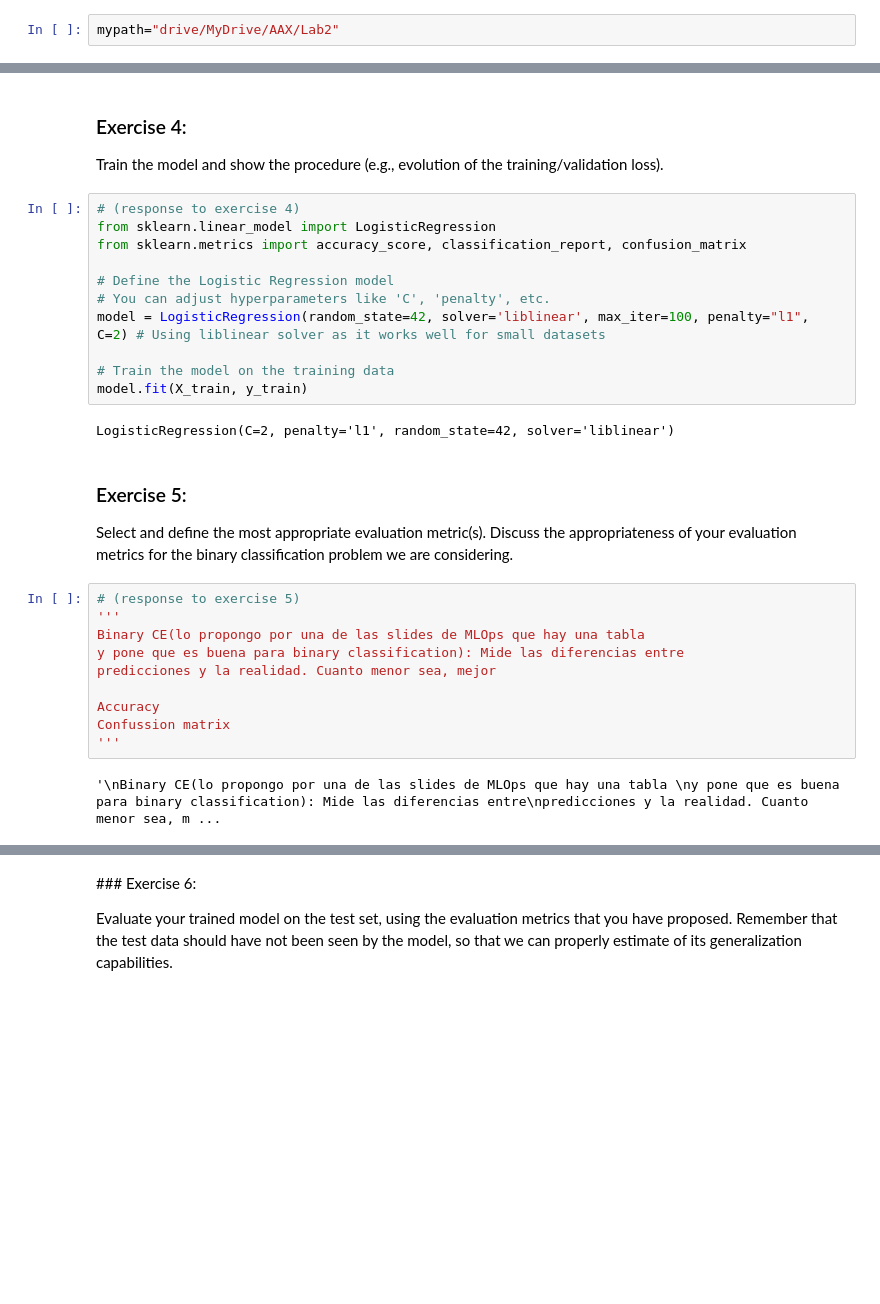
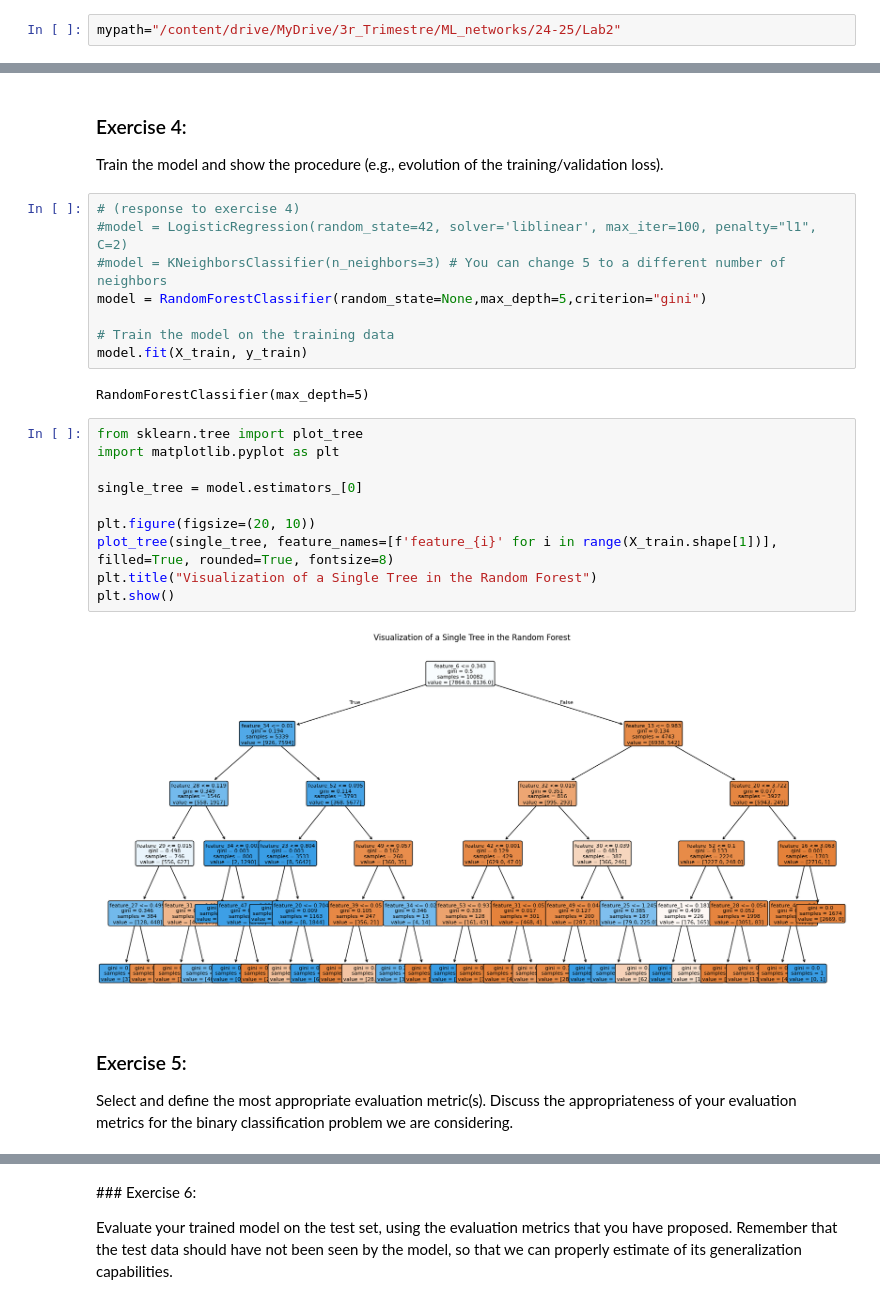
Before and after one commit to JavierGonzalezOtero02/Machine-Learning-for-networks, a Jupyter notebook: lab2/AAX_Lab2.ipynb, the cells around one changed output, grey strips where cells are left out. Drawn from its saved outputs; the diff is of its cells as text; blank space fills up the shorter version.

```diff
--- a/lab2/AAX_Lab2.ipynb
+++ b/lab2/AAX_Lab2.ipynb
@@ -59,7 +59,7 @@ dataset_Lab2.zip    100%[===================>]   1.72M  --.-KB/s    in 0.09s
 # %% [markdown]
 3. Define the main path of the code
 # %%
-mypath="drive/MyDrive/AAX/Lab2"
+mypath="/content/drive/MyDrive/3r_Trimestre/ML_networks/24-25/Lab2"
 # %% [markdown]
 4. Extract the source code to the destination folder
 # %%
@@ -180,30 +189,27 @@ C=2: we overfit a bit more than by default (1), but it works better in the test
 Train the model and show the procedure (e.g., evolution of the training/validation loss).
 # %%
 # (response to exercise 4)
-from sklearn.linear_model import LogisticRegression
-from sklearn.metrics import accuracy_score, classification_report, confusion_matrix
-
-# Define the Logistic Regression model
-# You can adjust hyperparameters like 'C', 'penalty', etc.
-model = LogisticRegression(random_state=42, solver='liblinear', max_iter=100, penalty="l1", C=2) # Using liblinear solver as it works well for small datasets
+#model = LogisticRegression(random_state=42, solver='liblinear', max_iter=100, penalty="l1", C=2)
+#model = KNeighborsClassifier(n_neighbors=3) # You can change 5 to a different number of neighbors
+model = RandomForestClassifier(random_state=None,max_depth=5,criterion="gini")
 
 # Train the model on the training data
 model.fit(X_train, y_train)
 # %% [output]
-LogisticRegression(C=2, penalty='l1', random_state=42, solver='liblinear')
+RandomForestClassifier(max_depth=5)
+# %%
+from sklearn.tree import plot_tree
+import matplotlib.pyplot as plt
+
+single_tree = model.estimators_[0]
+
+plt.figure(figsize=(20, 10))
+plot_tree(single_tree, feature_names=[f'feature_{i}' for i in range(X_train.shape[1])], filled=True, rounded=True, fontsize=8)
+plt.title("Visualization of a Single Tree in the Random Forest")
+plt.show()
+# %% [output]
+[figure, added]
 # %% [markdown]
 ### Exercise 5:
 
 Select and define the most appropriate evaluation metric(s). Discuss the appropriateness of your evaluation metrics for the binary classification problem we are considering.
-# %%
-# (response to exercise 5)
-'''
-Binary CE(lo propongo por una de las slides de MLOps que hay una tabla
-y pone que es buena para binary classification): Mide las diferencias entre
-predicciones y la realidad. Cuanto menor sea, mejor
-
-Accuracy
-Confussion matrix
-'''
-# %% [output]
-'\nBinary CE(lo propongo por una de las slides de MLOps que hay una tabla \ny pone que es buena para binary classification): Mide las diferencias entre\npredicciones y la realidad. Cuanto menor sea, m ...
```
Also changed, not shown: parts of 12 cells of this notebook, 1 other file.
